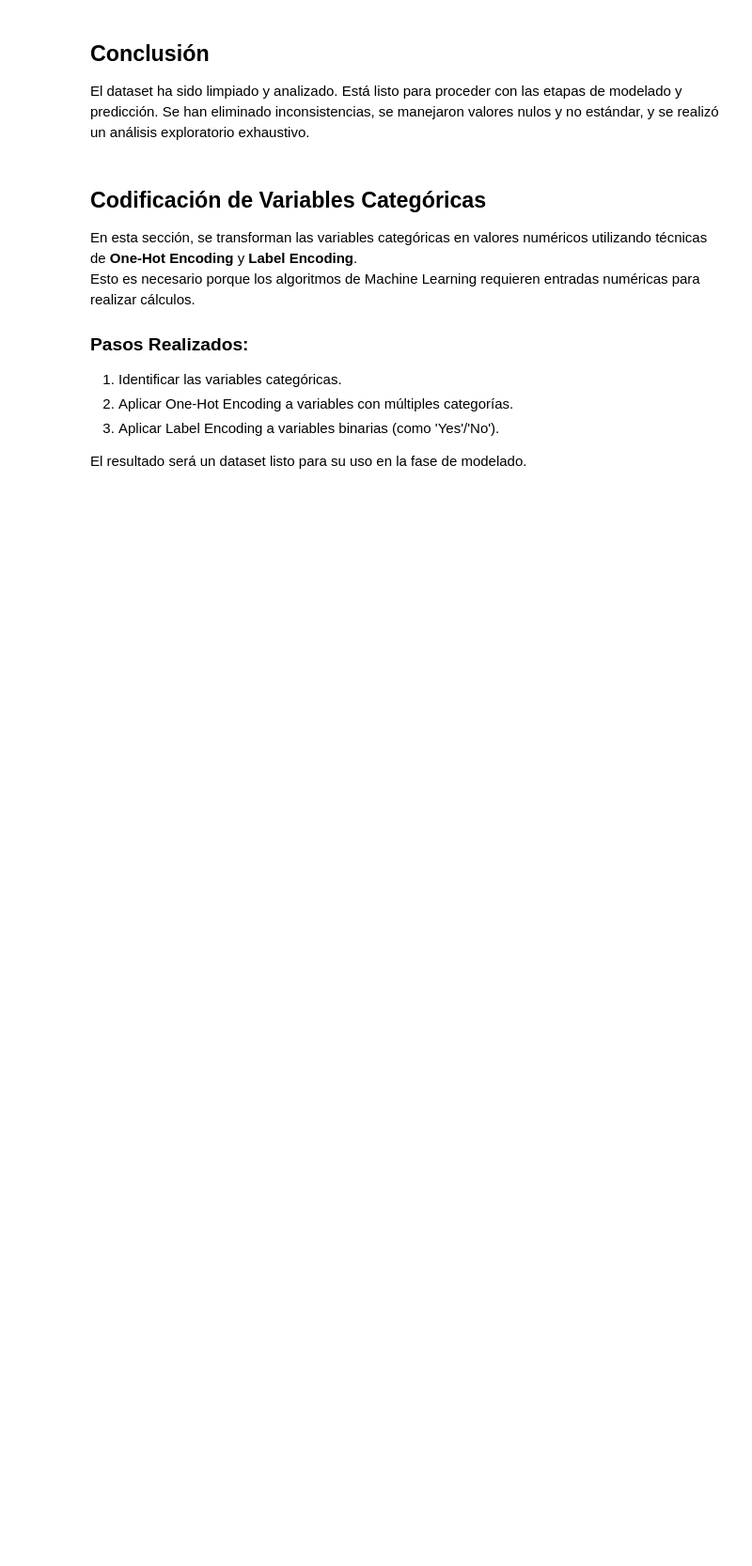
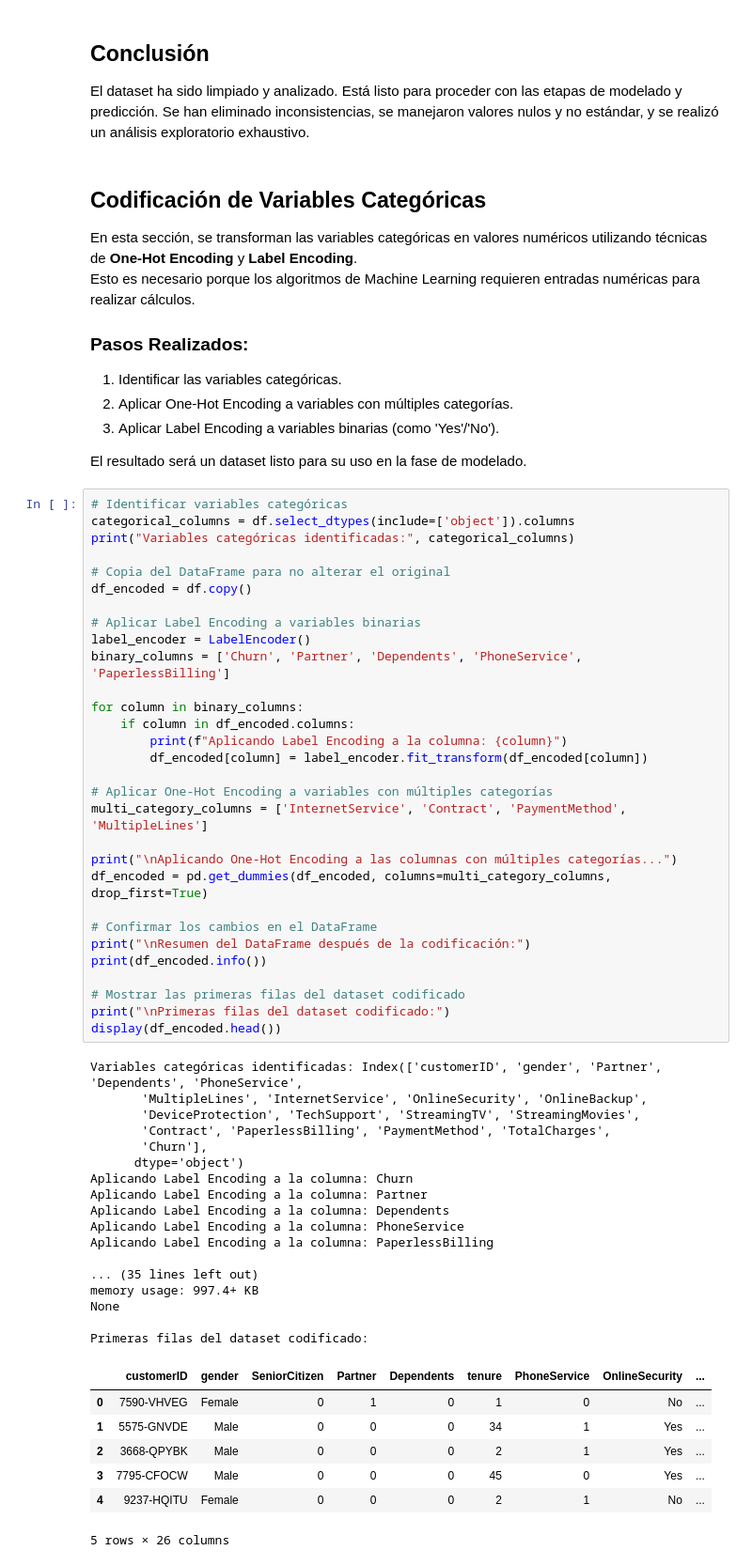
Before and after one commit to soyjosep/proyecto_prediccion_de_clientes, a Jupyter notebook: churn_prediction.ipynb, the cells around one changed output. Shown: that part at 94% size. Cells and saved outputs as stored; diff of their text form; blank space fills up the shorter version.

Commit message:
Codificación de Variables Categóricas

```diff
--- a/churn_prediction.ipynb
+++ b/churn_prediction.ipynb
@@ -251,3 +253,58 @@ Esto es necesario porque los algoritmos de Machine Learning requieren entradas n
 3. Aplicar Label Encoding a variables binarias (como 'Yes'/'No').
 
 El resultado será un dataset listo para su uso en la fase de modelado.
+# %%
+# Identificar variables categóricas
+categorical_columns = df.select_dtypes(include=['object']).columns
+print("Variables categóricas identificadas:", categorical_columns)
+
+# Copia del DataFrame para no alterar el original
+df_encoded = df.copy()
+
+# Aplicar Label Encoding a variables binarias
+label_encoder = LabelEncoder()
+binary_columns = ['Churn', 'Partner', 'Dependents', 'PhoneService', 'PaperlessBilling']
+
+for column in binary_columns:
+    if column in df_encoded.columns:
+        print(f"Aplicando Label Encoding a la columna: {column}")
+        df_encoded[column] = label_encoder.fit_transform(df_encoded[column])
+
+# Aplicar One-Hot Encoding a variables con múltiples categorías
+multi_category_columns = ['InternetService', 'Contract', 'PaymentMethod', 'MultipleLines']
+
+print("\nAplicando One-Hot Encoding a las columnas con múltiples categorías...")
+df_encoded = pd.get_dummies(df_encoded, columns=multi_category_columns, drop_first=True)
+
+# Confirmar los cambios en el DataFrame
+print("\nResumen del DataFrame después de la codificación:")
+print(df_encoded.info())
+
+# Mostrar las primeras filas del dataset codificado
+print("\nPrimeras filas del dataset codificado:")
+display(df_encoded.head())
+# %% [output]
+Variables categóricas identificadas: Index(['customerID', 'gender', 'Partner', 'Dependents', 'PhoneService',
+       'MultipleLines', 'InternetService', 'OnlineSecurity', 'OnlineBackup',
+       'DeviceProtection', 'TechSupport', 'StreamingTV', 'StreamingMovies',
+       'Contract', 'PaperlessBilling', 'PaymentMethod', 'TotalCharges',
+       'Churn'],
+      dtype='object')
+Aplicando Label Encoding a la columna: Churn
+Aplicando Label Encoding a la columna: Partner
+Aplicando Label Encoding a la columna: Dependents
+Aplicando Label Encoding a la columna: PhoneService
+Aplicando Label Encoding a la columna: PaperlessBilling
+
+... (35 lines left out)
+memory usage: 997.4+ KB
+None
+
+Primeras filas del dataset codificado:
+|  | customerID | gender | SeniorCitizen | Partner | Dependents | tenure | PhoneService | OnlineSecurity | ... |
+| 0 | 7590-VHVEG | Female | 0 | 1 | 0 | 1 | 0 | No | ... |
+| 1 | 5575-GNVDE | Male | 0 | 0 | 0 | 34 | 1 | Yes | ... |
+| 2 | 3668-QPYBK | Male | 0 | 0 | 0 | 2 | 1 | Yes | ... |
+| 3 | 7795-CFOCW | Male | 0 | 0 | 0 | 45 | 0 | Yes | ... |
+| 4 | 9237-HQITU | Female | 0 | 0 | 0 | 2 | 1 | No | ... |
+5 rows × 26 columns
```
Also changed, not shown: parts of 1 cell of this notebook.
